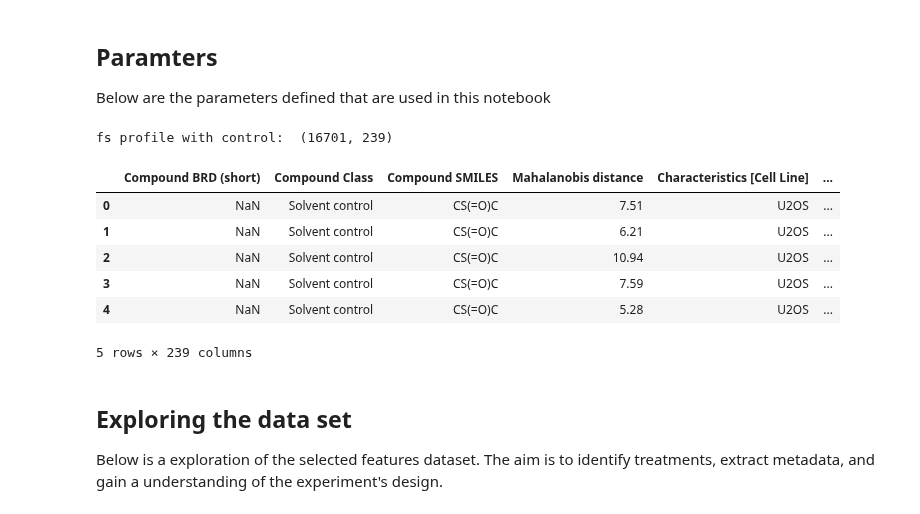
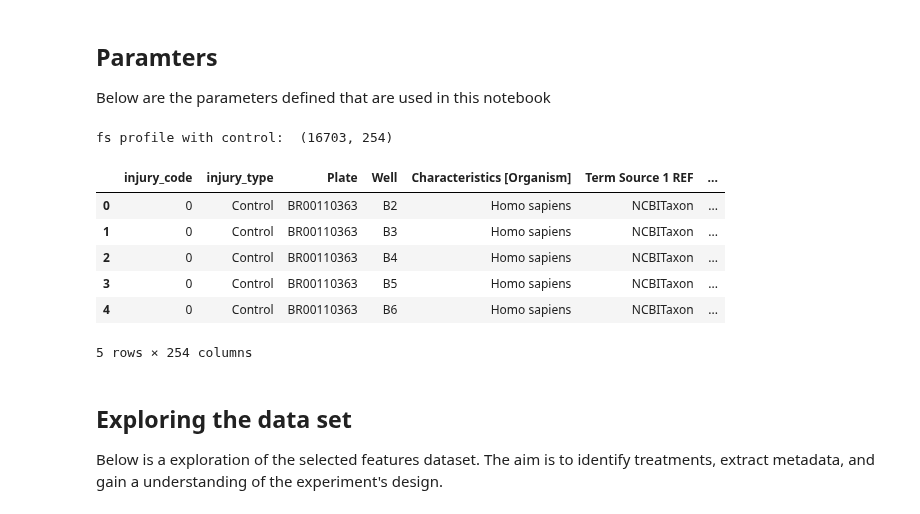
Before and after one commit to WayScience/Cytotoxic-Nuisance-Metadata-Analysis, a Jupyter notebook: notebooks/1.data_splits/1.data_splits.ipynb, the cells around one changed output. Cells and saved outputs as stored; diff of their text form; code cells hidden in the pictures.

Commit message:
update data split and reran

```diff
--- a/notebooks/1.data_splits/1.data_splits.ipynb
+++ b/notebooks/1.data_splits/1.data_splits.ipynb
@@ -38,26 +37,26 @@ data_split_dir = (results_dir / "1.data_splits").resolve()
 data_split_dir.mkdir(exist_ok=True)
 # %%
 # data paths
-fs_profile_path = (fs_dir / "shared_cell_injury_profile_fs.csv.gz").resolve(strict=True)
+fs_profile_path = (fs_dir / "cell_injury_profile_fs.csv.gz").resolve(strict=True)
 
 # load data
 fs_profile_df = pd.read_csv(fs_profile_path)
 
 # splitting meta and feature column names
-fs_meta, fs_feats = split_meta_and_features(fs_profile_df, compartments=compartments)
+fs_meta, fs_feats = split_meta_and_features(fs_profile_df)
 
 # display
 print("fs profile with control: ", fs_profile_df.shape)
 fs_profile_df.head()
 # %% [output]
-fs profile with control:  (16701, 239)
+fs profile with control:  (16703, 254)
-|  | Compound BRD (short) | Compound Class | Compound SMILES | Mahalanobis distance | Characteristics [Cell Line] | ... |
-| 0 | NaN | Solvent control | CS(=O)C | 7.51 | U2OS | ... |
-| 1 | NaN | Solvent control | CS(=O)C | 6.21 | U2OS | ... |
-| 2 | NaN | Solvent control | CS(=O)C | 10.94 | U2OS | ... |
-| 3 | NaN | Solvent control | CS(=O)C | 7.59 | U2OS | ... |
-| 4 | NaN | Solvent control | CS(=O)C | 5.28 | U2OS | ... |
+|  | injury_code | injury_type | Plate | Well | Characteristics [Organism] | Term Source 1 REF | ... |
+| 0 | 0 | Control | BR00110363 | B2 | Homo sapiens | NCBITaxon | ... |
+| 1 | 0 | Control | BR00110363 | B3 | Homo sapiens | NCBITaxon | ... |
+| 2 | 0 | Control | BR00110363 | B4 | Homo sapiens | NCBITaxon | ... |
+| 3 | 0 | Control | BR00110363 | B5 | Homo sapiens | NCBITaxon | ... |
+| 4 | 0 | Control | BR00110363 | B6 | Homo sapiens | NCBITaxon | ... |
-5 rows × 239 columns
+5 rows × 254 columns
 # %% [markdown]
 ## Exploring the data set
 
```
Also changed, not shown: parts of 16 cells of this notebook, 12 other files.
